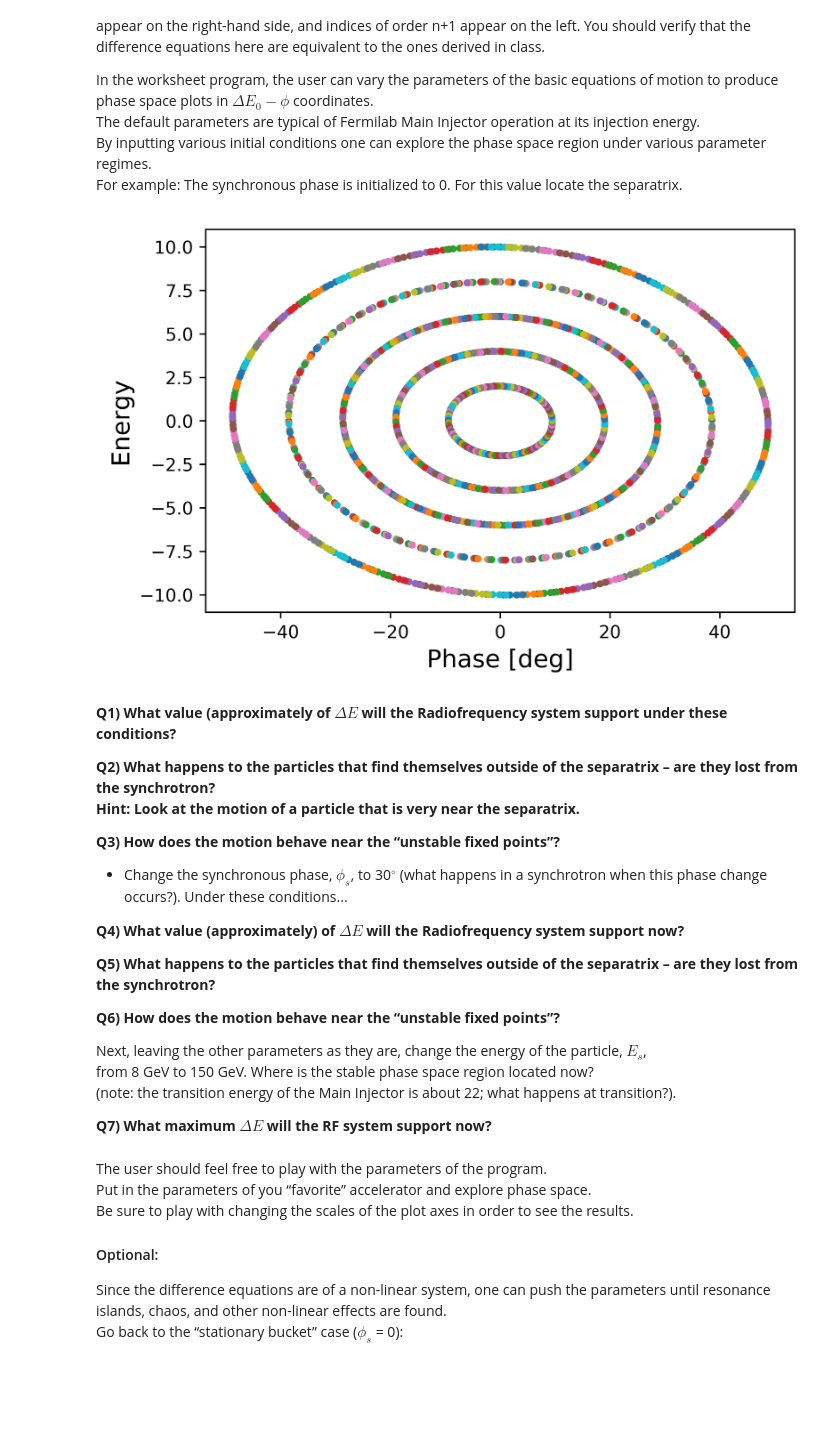
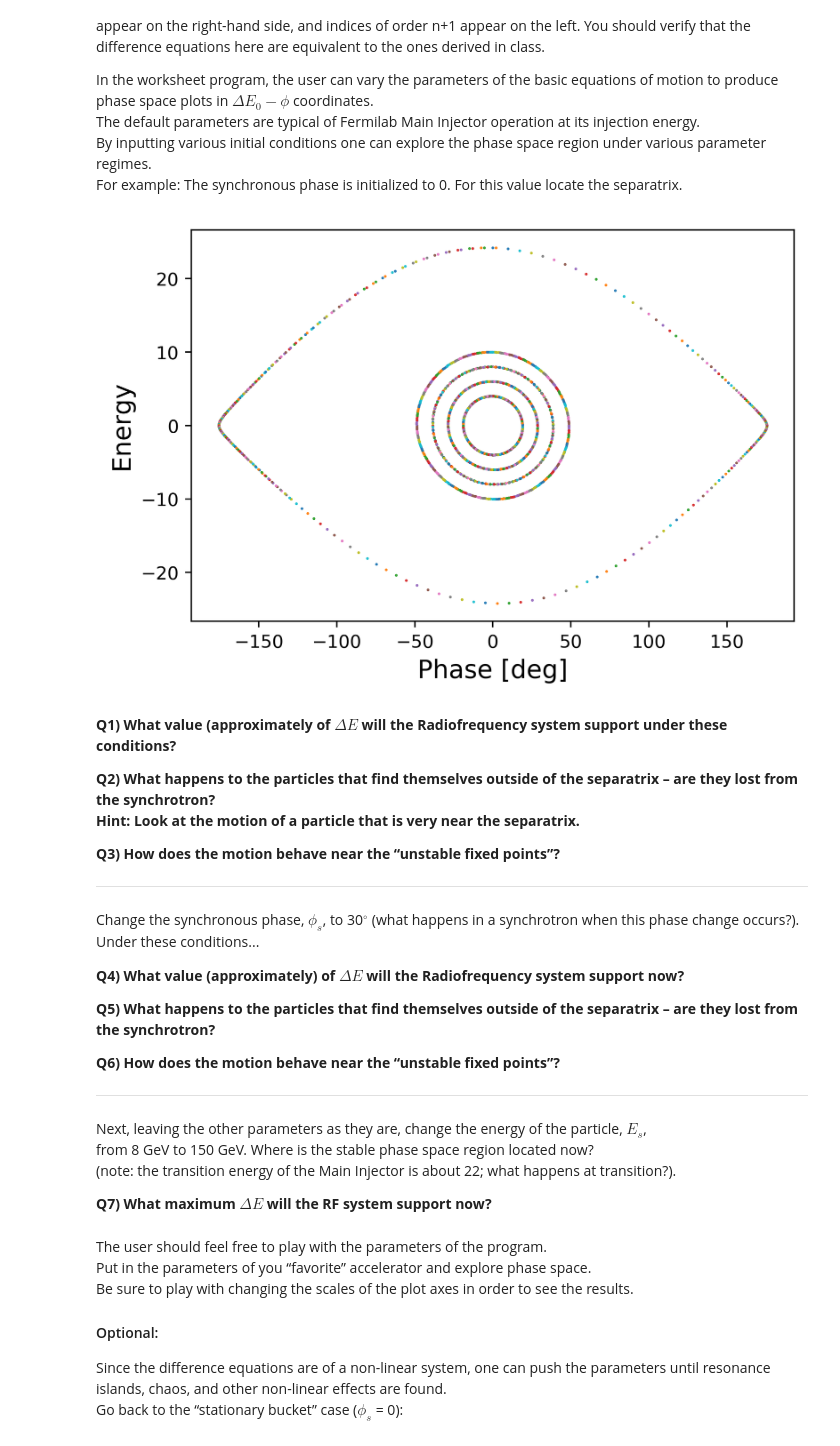
Before and after one commit to michael-betz/uspas-fundamentals-2020-lab, a Jupyter notebook: Longitudinal-Dynamics.ipynb, the cells around one changed output. Cells and saved outputs as stored; diff of their text form; code cells hidden in the pictures; blank space fills up the shorter version.

```diff
--- a/Longitudinal-Dynamics.ipynb
+++ b/Longitudinal-Dynamics.ipynb
@@ -40,6 +40,7 @@ import numpy as np
 h      = 588 #
 eV     = 1.28*10**-13  #joule
 GeV    = 1.6*10**-10   #10**9*eV
+MeV    = GeV*10**-3
 E_s    = 8*GeV         # Energy
 phi_s  = np.deg2rad(0) #Synchronous phase
 g_t    = 21.8          # gamma_t
@@ -47,47 +48,46 @@ eta    = 1/g_t**2 - (0.938*GeV)**2 / E_s**2
 beta_s = np.sqrt(1 - ( (0.938*GeV) / E_s )**2 ) # Relativistic beta
 k      = (2*np.pi*h*eta)/(beta_s**2 * E_s)      # coefficent (2pi h eta)/ E
 # %%
-#Tracking N Particles
+#Tracking n Particles
 #Change phi_0 and dE_0 below to change the plot.
 n      = 5      #number of particles
 nturns = 400    #number of turns to track
 phi_0  = np.deg2rad([0,0,0,0,0])           # Intial Phase of particles
-dE_0   = np.array([2,4,6,8,10])*GeV*10**-3 # Initial Energy of particles in MeV
+dE_0   = np.array([24.2,4,6,8,10])*GeV*10**-3 # Initial Energy of particles in MeV
 
 # Creating some arrays to hold the data
 dE_vals = np.zeros((n,nturns)) #create array to hold data
 phi_vals = np.zeros((n,nturns))
 
 #Setting initial conditions:
 dE_vals[:,0]  = dE_0
 phi_vals[:,0] = phi_0
 
 #Calculating dE and phase for each particle for nturns.
 for i in range(0,nturns-1):
     #Converting
     radians = phi_vals[:,i]
 
     #dE_n+1 = dE_n + eV* ( sin(phi_n) - sin(phi_s) )
     dE_vals[:,i+1]  = dE_vals[:,i] + eV*( np.sin(radians) - np.sin(phi_s) )
 
     #phi_n+1 = phi + k * dE_n + eV ( sin(phi_n) - sin(phi_s) )
     phi_vals[:,i+1] = radians + k* ( dE_vals[:,i] + eV* ( np.sin(radians) - np.sin(phi_s)) )
 
 # Importing plotting library
 import matplotlib
 from matplotlib import pyplot as plt
-matplotlib.rcParams['figure.dpi'] = 600
-# Making things nicer to plot
-scale_plot = GeV*10**-3  #MeV
-degrees    = np.rad2deg(phi_vals) #Deg
+#Setting resolution of plot
+matplotlib.rcParams['figure.dpi'] = 300
 
 # Plotting the data
-plt.plot(degrees,dE_vals/scale_plot, '.')
+degrees    = np.rad2deg(phi_vals) #Deg
+plt.plot(degrees,dE_vals/MeV, '.', markersize=1)
 plt.xlabel('Phase [deg]', size=14)
 plt.ylabel('Energy', size=14)
 plt.show()
 # %% [output]
-[figure, old version]
+[figure, new version]
 # %% [markdown]
 **Q1) What value (approximately of $\Delta E$ will the Radiofrequency system support under these conditions?**
 
@@ -97,8 +97,10 @@ Hint: Look at the motion of a particle that is very near the separatrix.**
 
 
 **Q3) How does the motion behave near the “unstable fixed points”?**
-- Change the synchronous phase, $\phi_s$, to 30$^\circ$ (what happens in a synchrotron when this phase change occurs?). Under these conditions...
 
+
+---
+Change the synchronous phase, $\phi_s$, to 30$^\circ$ (what happens in a synchrotron when this phase change occurs?). Under these conditions...
 
 **Q4) What value (approximately) of $\Delta E$ will the Radiofrequency system support now?**
 
@@ -109,6 +111,8 @@ Hint: Look at the motion of a particle that is very near the separatrix.**
 **Q6) How does the motion behave near the “unstable fixed points”?**
 
 
+
+---
 Next, leaving the other parameters as they are, change the energy of the particle, $E_s$,
 from 8 GeV to 150 GeV. Where is the stable phase space region located now?
 (note: the transition energy of the Main Injector is about 22; what happens at transition?).
```
